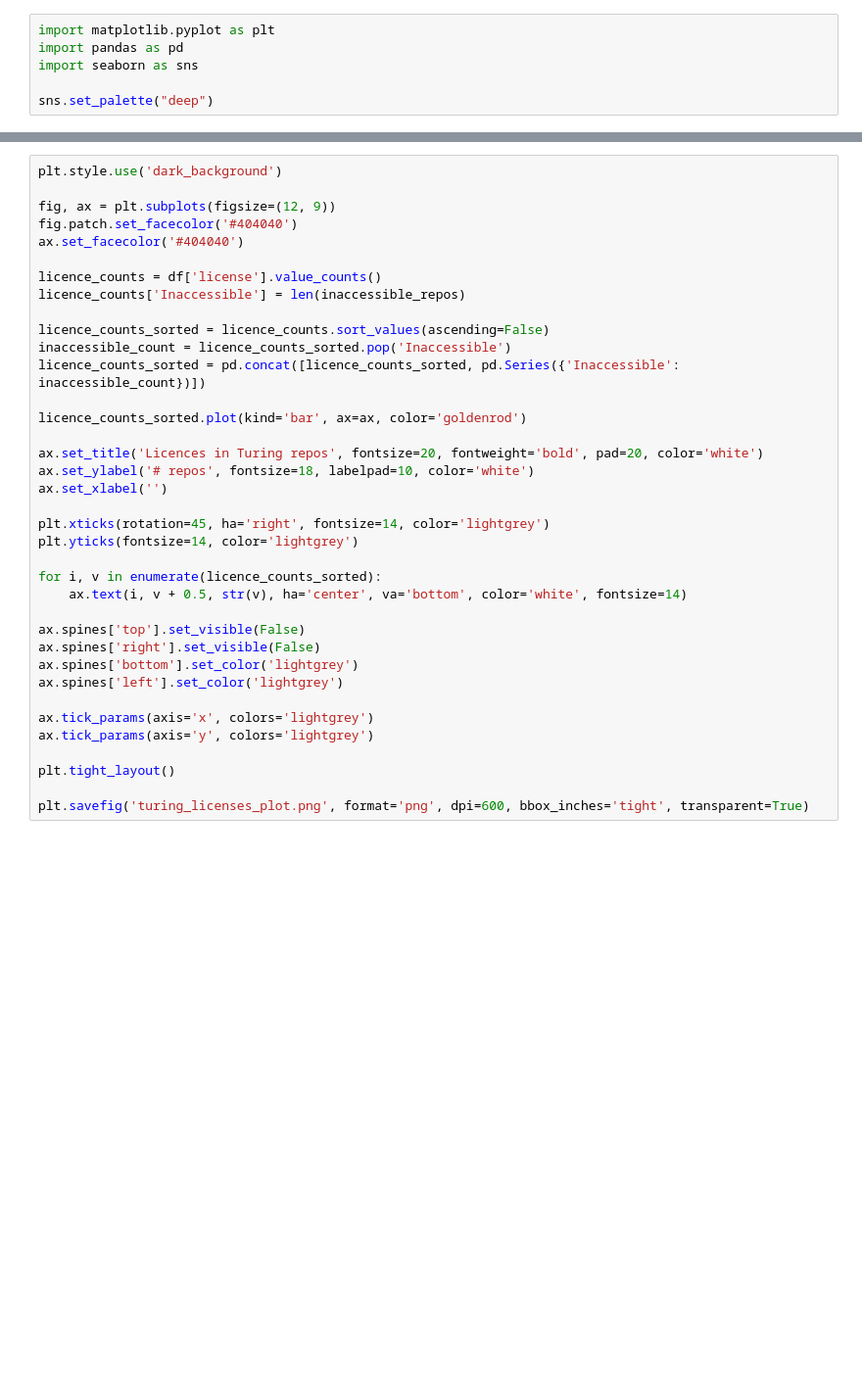
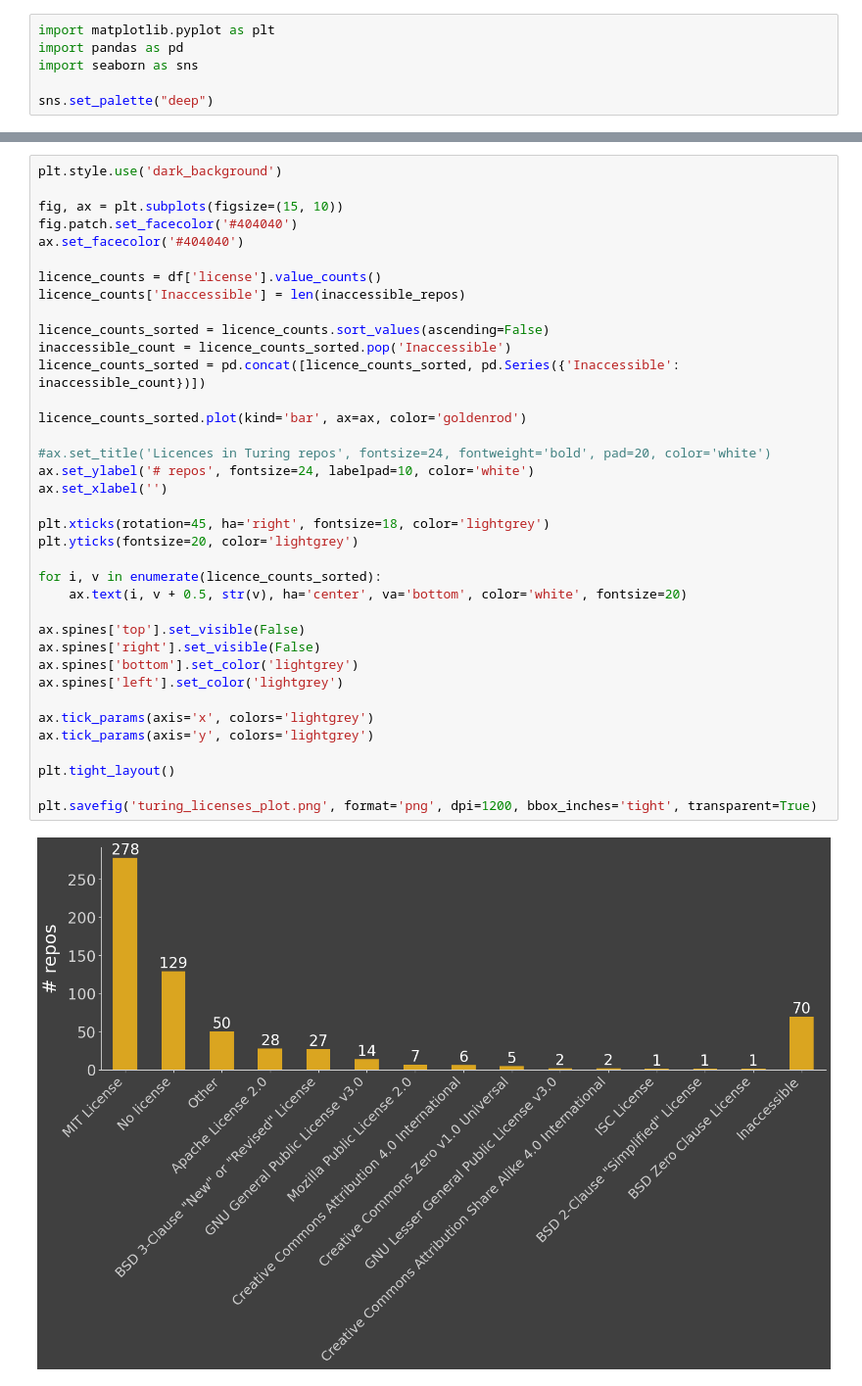
Before and after one commit to mastoffel/licences, a Jupyter notebook: turing-licences.ipynb, the cells around one changed output, grey strips where cells are left out. Shown at 98% size. Drawn from its saved outputs; the diff is of its cells as text; blank space fills up the shorter version.

```diff
--- a/turing-licences.ipynb
+++ b/turing-licences.ipynb
@@ -103,37 +224,39 @@ df['license'].value_counts()
 # %%
 plt.style.use('dark_background')
 
-fig, ax = plt.subplots(figsize=(12, 9))
+fig, ax = plt.subplots(figsize=(15, 10))
 fig.patch.set_facecolor('#404040')
 ax.set_facecolor('#404040')
 
 licence_counts = df['license'].value_counts()
 licence_counts['Inaccessible'] = len(inaccessible_repos)
 
 licence_counts_sorted = licence_counts.sort_values(ascending=False)
 inaccessible_count = licence_counts_sorted.pop('Inaccessible')
 licence_counts_sorted = pd.concat([licence_counts_sorted, pd.Series({'Inaccessible': inaccessible_count})])
 
 licence_counts_sorted.plot(kind='bar', ax=ax, color='goldenrod')
 
-ax.set_title('Licences in Turing repos', fontsize=20, fontweight='bold', pad=20, color='white')
-ax.set_ylabel('# repos', fontsize=18, labelpad=10, color='white')
+#ax.set_title('Licences in Turing repos', fontsize=24, fontweight='bold', pad=20, color='white')
+ax.set_ylabel('# repos', fontsize=24, labelpad=10, color='white')
 ax.set_xlabel('')
 
-plt.xticks(rotation=45, ha='right', fontsize=14, color='lightgrey')
-plt.yticks(fontsize=14, color='lightgrey')
+plt.xticks(rotation=45, ha='right', fontsize=18, color='lightgrey')
+plt.yticks(fontsize=20, color='lightgrey')
 
 for i, v in enumerate(licence_counts_sorted):
-    ax.text(i, v + 0.5, str(v), ha='center', va='bottom', color='white', fontsize=14)
+    ax.text(i, v + 0.5, str(v), ha='center', va='bottom', color='white', fontsize=20)
 
 ax.spines['top'].set_visible(False)
 ax.spines['right'].set_visible(False)
 ax.spines['bottom'].set_color('lightgrey')
 ax.spines['left'].set_color('lightgrey')
 
 ax.tick_params(axis='x', colors='lightgrey')
 ax.tick_params(axis='y', colors='lightgrey')
 
 plt.tight_layout()
 
-plt.savefig('turing_licenses_plot.png', format='png', dpi=600, bbox_inches='tight', transparent=True)
+plt.savefig('turing_licenses_plot.png', format='png', dpi=1200, bbox_inches='tight', transparent=True)
+# %% [output]
+[figure, added]
```
Also changed, not shown: parts of 6 cells of this notebook.
